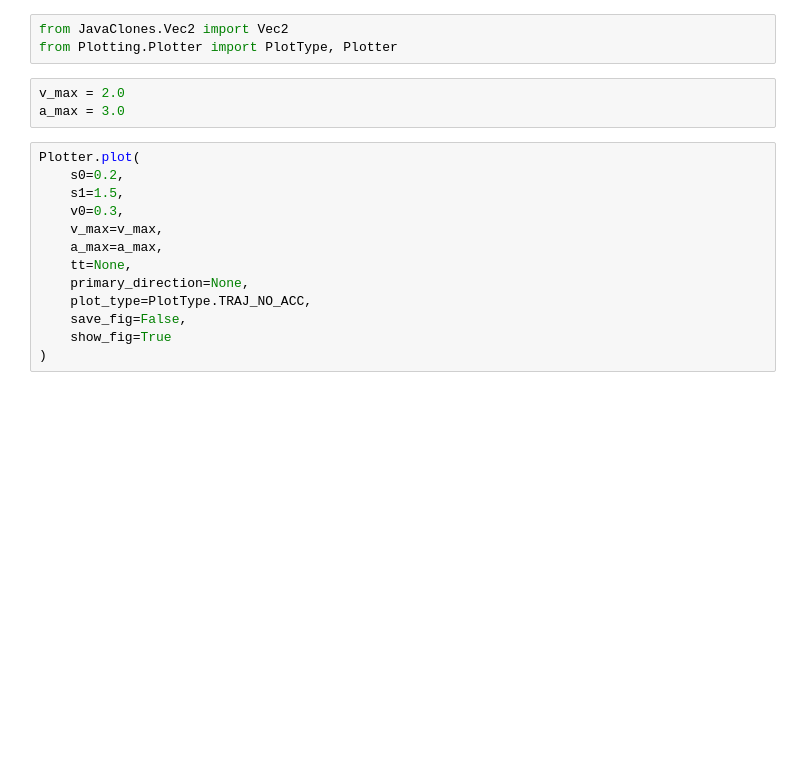
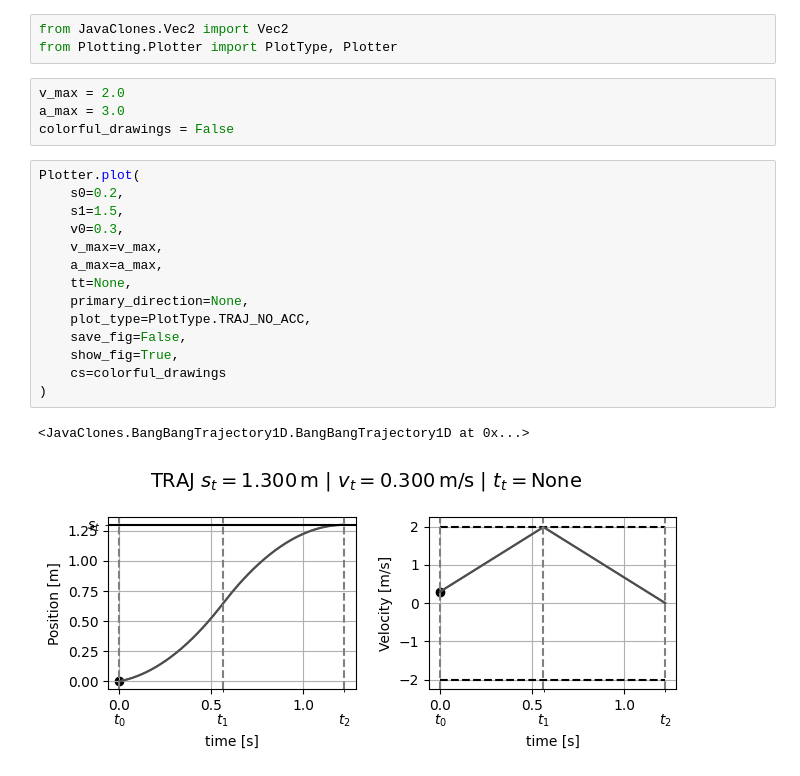
Before and after one commit to TIGERs-Mannheim/TrajectoryPlotter, a Jupyter notebook: drawTrajectories.ipynb, the cells around one changed output. Drawn from its saved outputs; the diff is of its cells as text; blank space fills up the shorter version.

```diff
--- a/drawTrajectories.ipynb
+++ b/drawTrajectories.ipynb
@@ -4,19 +4,24 @@ from Plotting.Plotter import PlotType, Plotter
 # %%
 v_max = 2.0
 a_max = 3.0
+colorful_drawings = False
 # %%
 Plotter.plot(
     s0=0.2,
     s1=1.5,
     v0=0.3,
     v_max=v_max,
     a_max=a_max,
     tt=None,
     primary_direction=None,
     plot_type=PlotType.TRAJ_NO_ACC,
     save_fig=False,
-    show_fig=True
+    show_fig=True,
+    cs=colorful_drawings
 )
+# %% [output]
+<JavaClones.BangBangTrajectory1D.BangBangTrajectory1D at 0x...>
+[figure, added]
 # %%
 Plotter.plot(
     s0=Vec2.zero(),
```
Also changed, not shown: parts of 7 cells of this notebook, 2 other files.
